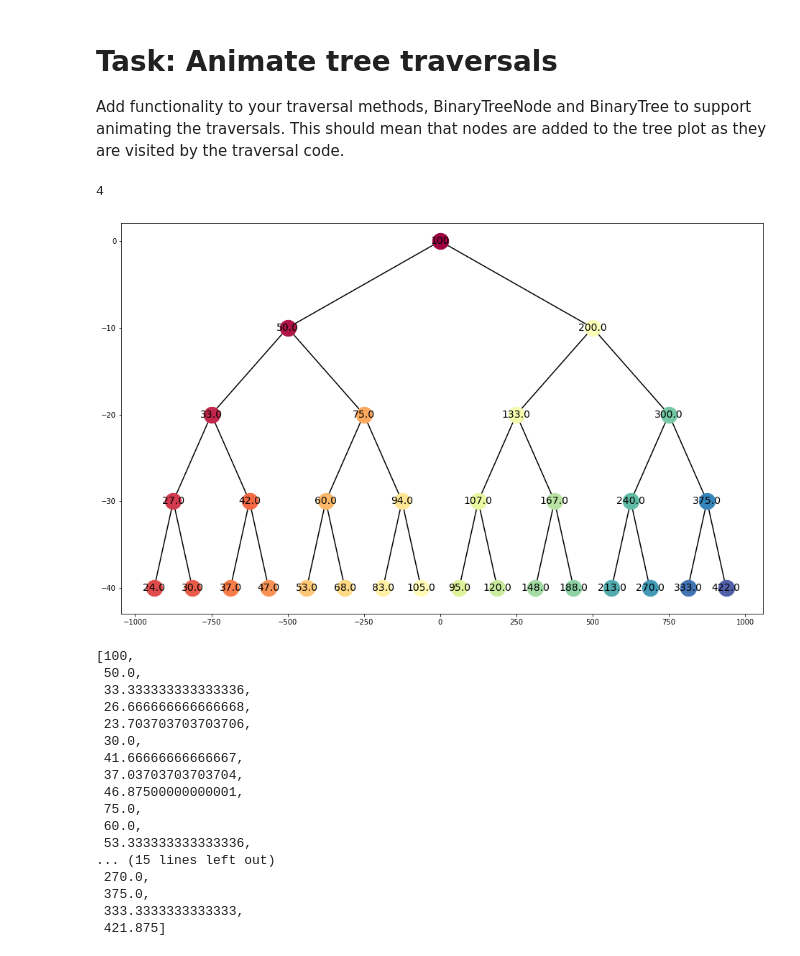
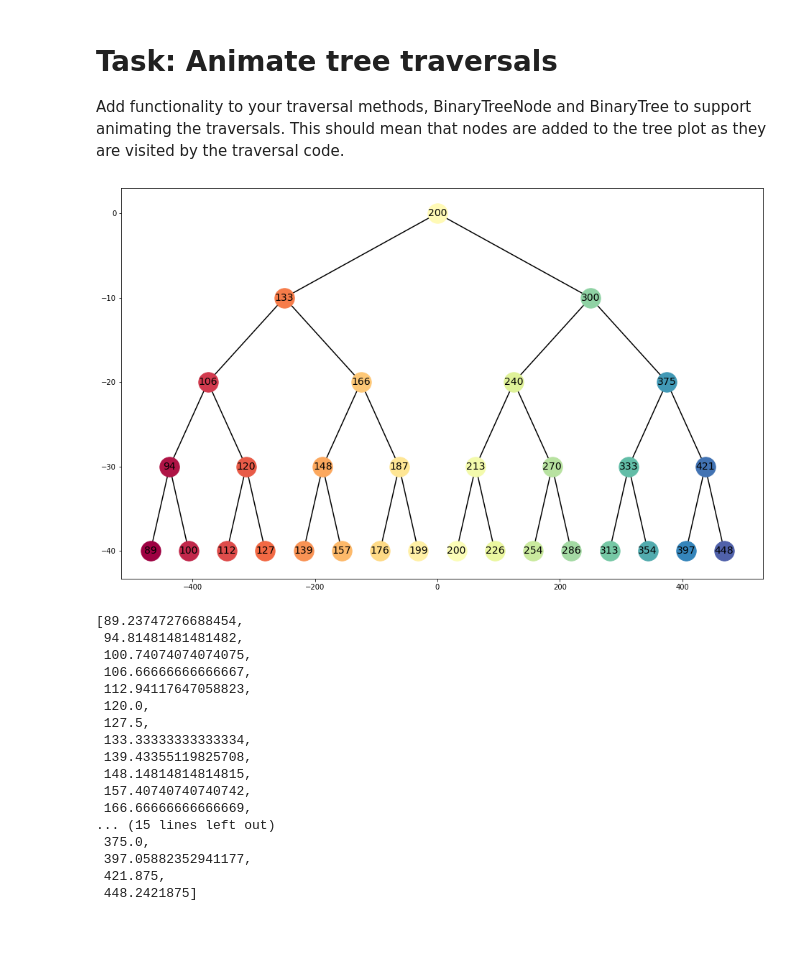
Before and after one commit to dstorer/ElliottPython, a Jupyter notebook: Visualization.ipynb, the cells around one changed output. Drawn from its saved outputs; the diff is of its cells as text; code cells hidden in the pictures.

```diff
--- a/Visualization.ipynb
+++ b/Visualization.ipynb
@@ -462,71 +483,83 @@ def postOrder(node,orderedList=[],disp=False):
     if node.hasRight():
         postOrder(node.rightChild,orderedList,disp=disp)
     orderedList.append(node.data)
+    if disp:
+        node.kwargs['colorscheme'] = 'byindex'
+        node.kwargs['nodeIndex'] = len(orderedList)-1
+#         node.kwargs['whichfirst'] = 'child'
+        node.plotTree()
     return orderedList
 
 def inOrder(node,orderedList=[],disp=False):
     if node.hasLeft():
         inOrder(node.leftChild,orderedList,disp=disp)
     orderedList.append(node.data)
+    if disp:
+        node.kwargs['colorscheme'] = 'byindex'
+        node.kwargs['nodeIndex'] = len(orderedList)-1
+#         node.kwargs['whichfirst'] = 'child'
+        node.plotTree()
     if node.hasRight():
         inOrder(node.rightChild,orderedList,disp=disp)
     return orderedList
 
-def bft(root):
+def bft(root,disp=False):
     orderedList = []
     q = Queue()
     q.enqueue(root)
     while not q.isEmpty:
         node = q.dequeue()
         orderedList.append(node.data)
+        if disp:
+            node.kwargs['colorscheme'] = 'byindex'
+            node.kwargs['nodeIndex'] = len(orderedList)-1
+            node.plotTree()
         if node.hasLeft() or node.hasRight():
             for x in node.children():
                 q.enqueue(x)
     return orderedList
 # %%
 def addRight(node):
-    val = node.data*(1+((1/2)**node.depth))
+    val = node.data*(1+((1/2)**(node.depth+1)))
+#     print(node.depth)
     right = node.setRight(val)
     return right
 def addLeft(node):
-    val = node.data/(1+((1/2)**node.depth))
+    val = node.data/(1+((1/2)**(node.depth+1)))
+#     print(node.depth)
     left = node.setLeft(val)
     return left
 def populateCompleteTree(rootVal,nNodes):
     root = BinaryTreeNode(rootVal)
     tree = root.tree
     #Write code to populate a binary complete tree with nNodes number of nodes.
     leaves = [root]
     while root.tree.numNodes < nNodes:
         node = leaves.pop(0)
         right = addRight(node)
         left = addLeft(node)
         leaves.append(right)
         leaves.append(left)
     return root, tree
 
-root, tree = populateCompleteTree(100,31)
-tree.height
+root, tree = populateCompleteTree(200,31)
+inOrder(root,disp=True)
 # %% [output]
+[figure, added]
-4
+[89.23747276688454,
+ 94.81481481481482,
+ 100.74074074074075,
+ 106.66666666666667,
+ 112.94117647058823,
+ 120.0,
+ 127.5,
+ 133.33333333333334,
+ 139.43355119825708,
+ 148.14814814814815,
+ 157.40740740740742,
+ 166.66666666666669,
+... (15 lines left out)
+ 375.0,
+ 397.05882352941177,
+ 421.875,
+ 448.2421875]
-# %%
-preOrder(root,disp=True)
-# %% [output]
-[figure, removed]
-[100,
- 50.0,
- 33.333333333333336,
- 26.666666666666668,
- 23.703703703703706,
- 30.0,
- 41.66666666666667,
- 37.03703703703704,
- 46.87500000000001,
- 75.0,
- 60.0,
- 53.333333333333336,
-... (15 lines left out)
- 270.0,
- 375.0,
- 333.3333333333333,
- 421.875]
```
Also changed, not shown: parts of 3 cells of this notebook.
